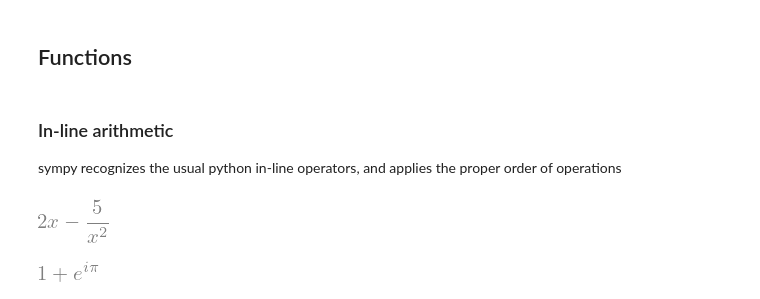
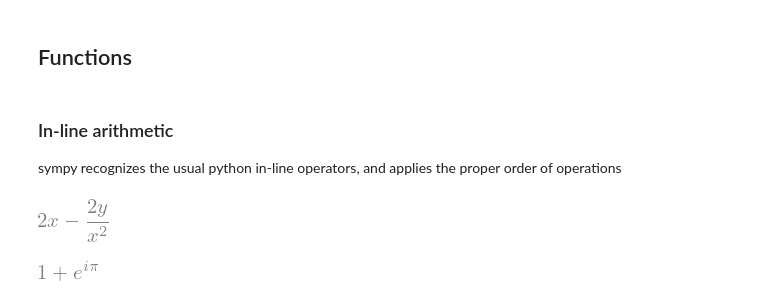
Before and after one commit to bpalmer4/code-snippets, a Jupyter notebook: notebooks/Introduction to sympy.ipynb, the cells around one changed output. Saved outputs shown, nothing was run; the diff lists cells and outputs as text; code cells hidden in the pictures.

```diff
--- a/notebooks/Introduction to sympy.ipynb
+++ b/notebooks/Introduction to sympy.ipynb
@@ -291,11 +330,12 @@ f.assumptions0
 
 sympy recognizes the usual python in-line operators, and applies the proper order of operations
 # %%
-x = sp.Symbol('x')
-x + x - 5 * x / x ** 3
+# python operators work as expected
+x, y = sp.symbols('x y')
+x + x - 2 * y * x / x ** 3
 # Note: some simplification ocurred
 # %% [output]
-[figure, old version]
+[figure, new version]
 # %%
 with sp.evaluate(False):
     y = sp.E ** (sp.I * sp.pi) + 1
```
Also changed, not shown: parts of 63 cells of this notebook.
